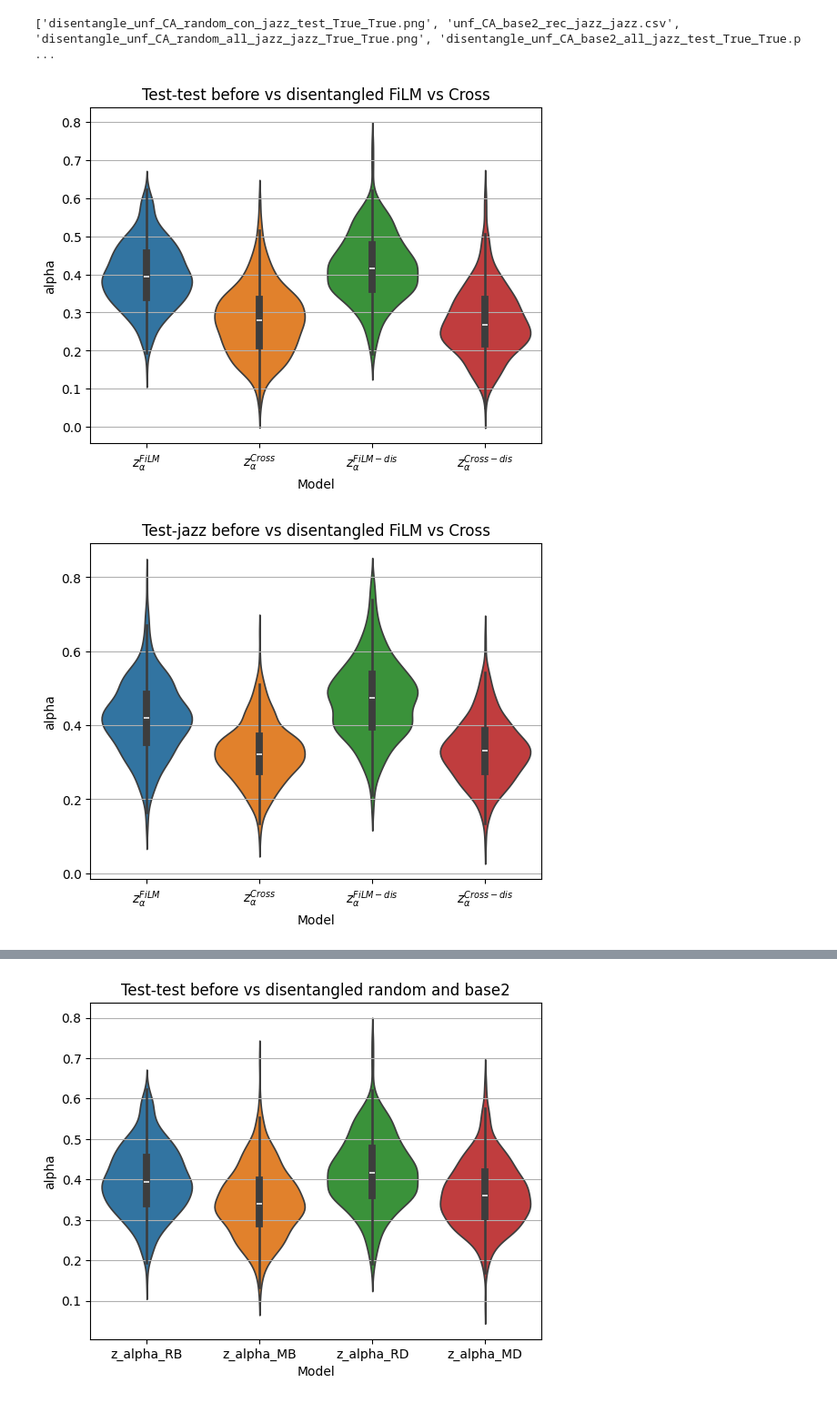
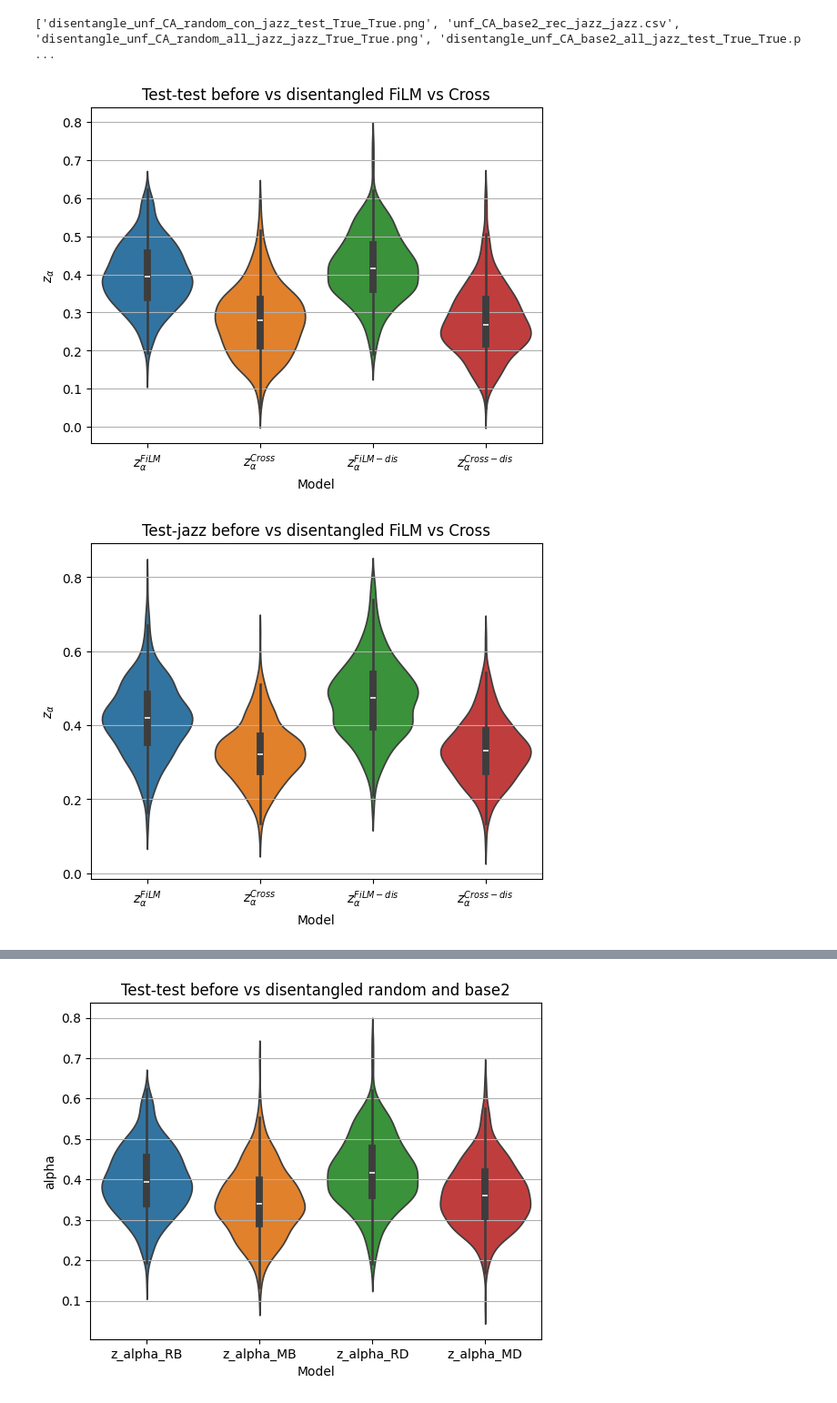
Before and after one commit to maximoskp/GuidedGridMLMH, a Jupyter notebook: experiments_comparisons.ipynb, the cells around one changed output, grey strips where cells are left out. Shown at 91% size. Saved outputs shown, nothing was run; the diff lists cells and outputs as text; code cells hidden in the pictures.

Commit message:
figure results

```diff
--- a/experiments_comparisons.ipynb
+++ b/experiments_comparisons.ipynb
@@ -18,34 +18,34 @@ datasets = ['test', 'jazz']
 # %%
 descr = 'Test-test before vs disentangled FiLM vs Cross'
 
 random_all_test_before = pd.read_csv( results_folder + 'unf_CA_random_all_test_test.csv' ).add_suffix('_FiLM')
 cross_all_test_before = pd.read_csv( results_folder + 'cross/unf_CA_test_test.csv' ).add_suffix('_Cross')
 
 random_all_test_dis = pd.read_csv( results_folder + 'disentangle_unf_CA_random_all_test_test.csv' ).add_suffix('_FiLM_dis')
 cross_all_test_dis = pd.read_csv( results_folder + 'cross/disentangle_unf_CA_test_test.csv' ).add_suffix('_Cross_dis')
 
 df = pd.concat([
     random_all_test_before['z_alpha_FiLM'],
     cross_all_test_before['z_alpha_Cross'],
     random_all_test_dis['z_alpha_FiLM_dis'],
     cross_all_test_dis['z_alpha_Cross_dis']
 ], axis=1)
 
 fig, axes = plt.subplots()
 
 sns.violinplot( data=df, ax = axes)
 axes.set_title(descr)
 
 axes.yaxis.grid(True)
 axes.set_xlabel('Model')
-axes.set_ylabel('alpha')
+axes.set_ylabel('$z_\\alpha$')
 plt.xticks([0, 1, 2, 3],
            ['$z_{\\alpha}^{FiLM}$', '$z_{\\alpha}^{Cross}$', '$z_{\\alpha}^{FiLM-dis}$', '$z_{\\alpha}^{Cross-dis}$'])
 # plt.xticks(rotation=90)
 
 plt.show()
 # %% [output]
-[figure, old version]
+[figure, new version]
 # %%
 descr = 'Test-jazz before vs disentangled FiLM vs Cross'
 
@@ -69,14 +69,14 @@ axes.set_title(descr)
 
 axes.yaxis.grid(True)
 axes.set_xlabel('Model')
-axes.set_ylabel('alpha')
+axes.set_ylabel('$z_\\alpha$')
 plt.xticks([0, 1, 2, 3],
            ['$z_{\\alpha}^{FiLM}$', '$z_{\\alpha}^{Cross}$', '$z_{\\alpha}^{FiLM-dis}$', '$z_{\\alpha}^{Cross-dis}$'])
 # plt.xticks(rotation=90)
 
 plt.show()
 # %% [output]
-[figure, old version]
+[figure, new version]
 # %%
 descr = 'Jazz-test before vs disentangled FiLM vs Cross'
 
```
Also changed, not shown: parts of 7 cells of this notebook, 1 other file.
